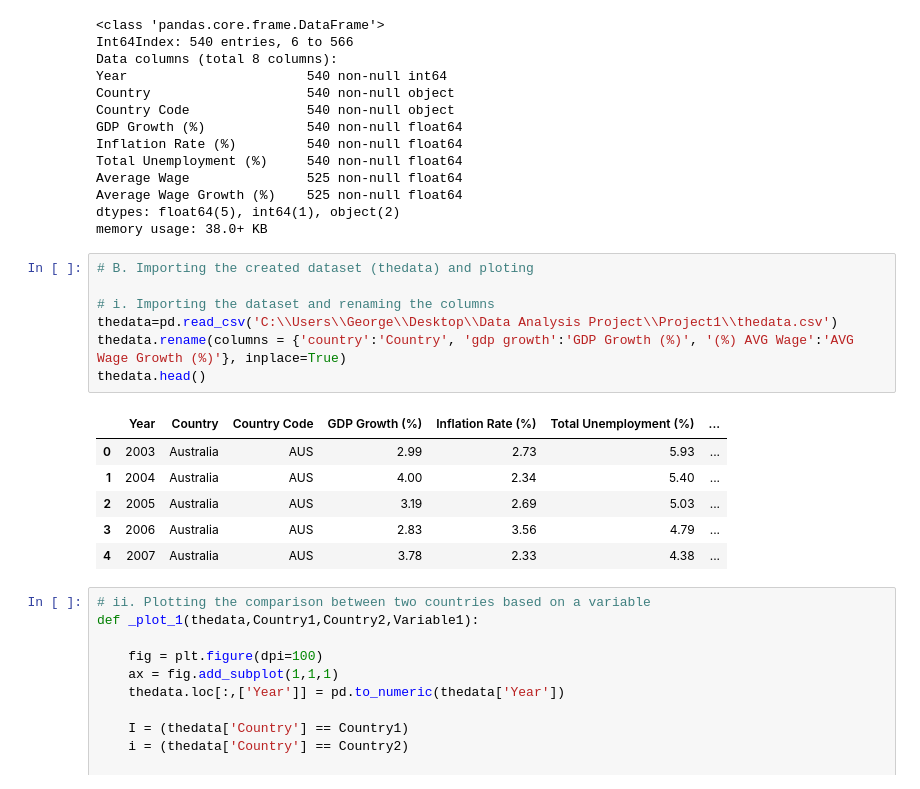
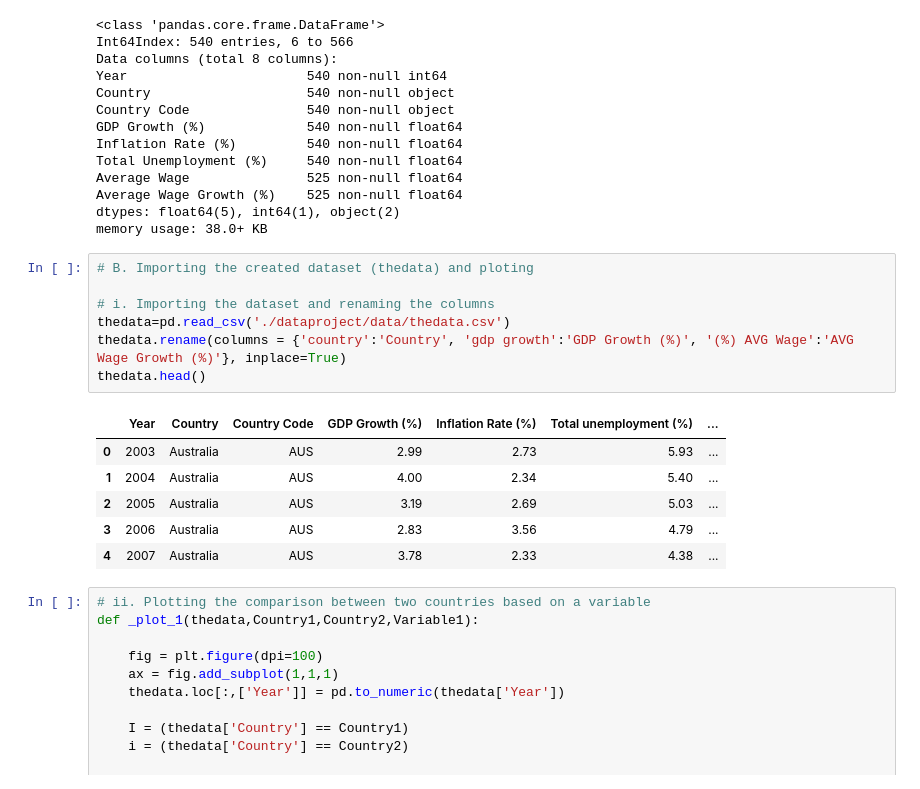
Before and after one commit to NumEconCopenhagen/projects-2019-bcg, a Jupyter notebook: dataproject/dataProject.ipynb, the cells around one changed output. Saved outputs shown, nothing was run; the diff lists cells and outputs as text.

```diff
--- a/dataproject/dataProject.ipynb
+++ b/dataproject/dataProject.ipynb
@@ -241,12 +241,12 @@ memory usage: 38.0+ KB
 # %%
 # B. Importing the created dataset (thedata) and ploting
 
 # i. Importing the dataset and renaming the columns
-thedata=pd.read_csv('C:\\Users\\George\\Desktop\\Data Analysis Project\\Project1\\thedata.csv')
+thedata=pd.read_csv('./dataproject/data/thedata.csv')
 thedata.rename(columns = {'country':'Country', 'gdp growth':'GDP Growth (%)', '(%) AVG Wage':'AVG Wage Growth (%)'}, inplace=True)
 thedata.head()
 # %% [output]
-|  | Year | Country | Country Code | GDP Growth (%) | Inflation Rate (%) | Total Unemployment (%) | ... |
+|  | Year | Country | Country Code | GDP Growth (%) | Inflation Rate (%) | Total unemployment (%) | ... |
 | 0 | 2003 | Australia | AUS | 2.99 | 2.73 | 5.93 | ... |
 | 1 | 2004 | Australia | AUS | 4.00 | 2.34 | 5.40 | ... |
 | 2 | 2005 | Australia | AUS | 3.19 | 2.69 | 5.03 | ... |
```
Also changed, not shown: parts of 3 cells of this notebook.
